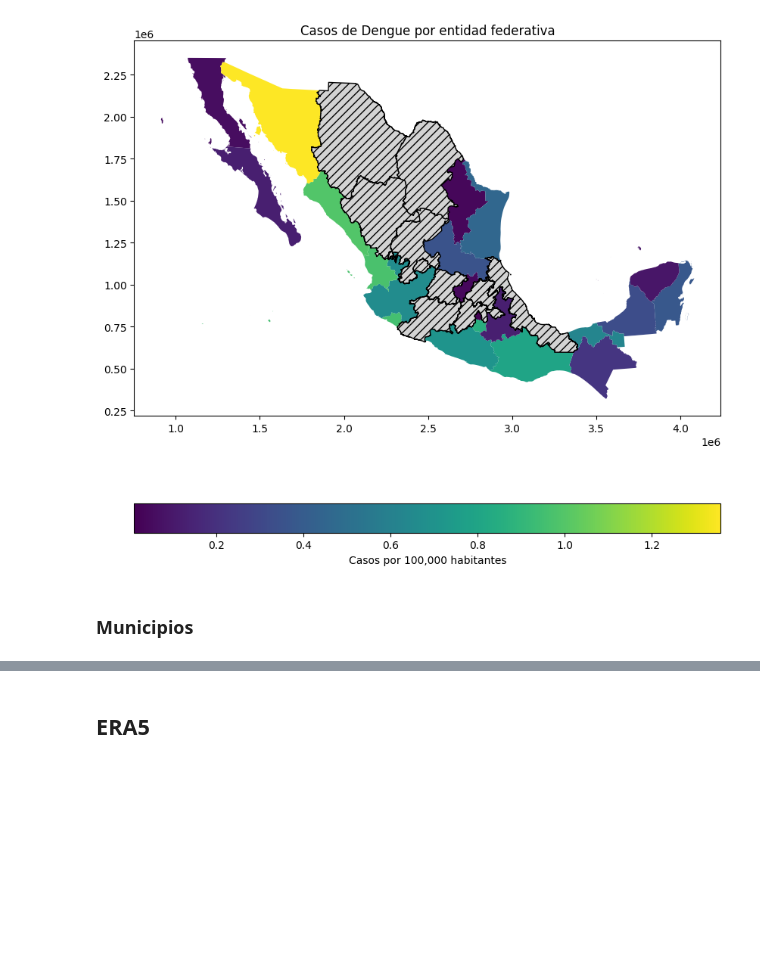
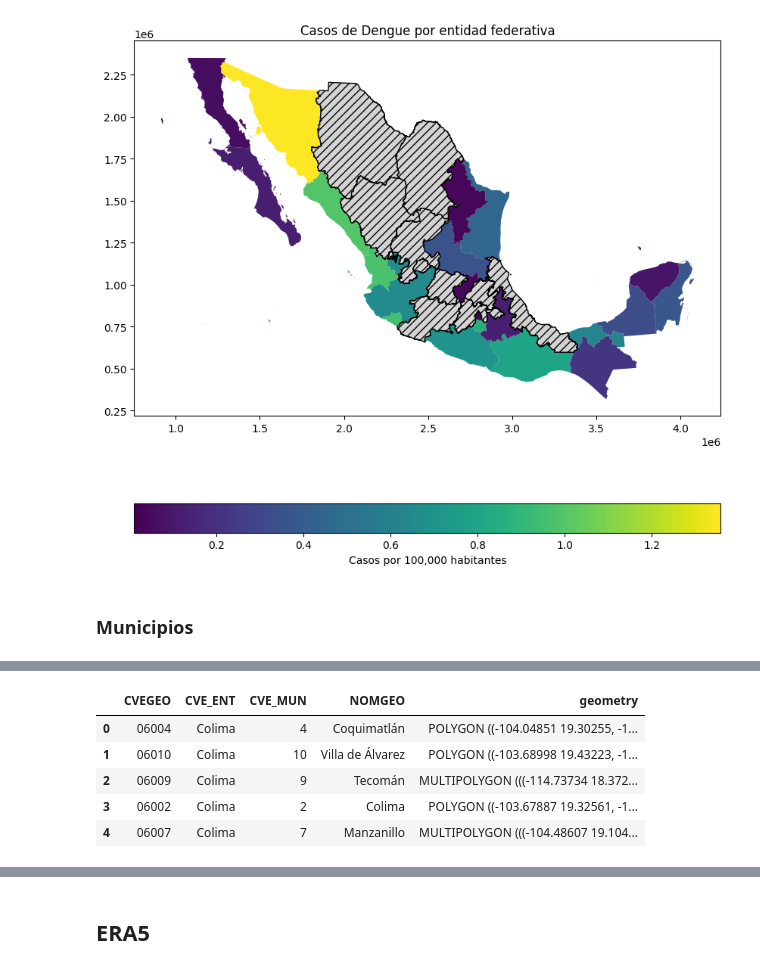
Before and after one commit to pcorner10/denguetemp2022, a Jupyter notebook: main_2023.ipynb, the cells around one changed output, grey strips where cells are left out. Saved outputs shown, nothing was run; the diff lists cells and outputs as text; code cells hidden in the pictures; blank space fills up the shorter version.

```diff
--- a/main_2023.ipynb
+++ b/main_2023.ipynb
@@ -216,0 +235,26 @@ plt.show()
+# %%
+gdf_mun = gpd.GeoDataFrame()
+
+for f in files_mun:
+  gdf = gpd.read_file(f)
+  gdf['CVE_ENT'] = gdf['CVE_ENT'].astype(int)
+  gdf['CVE_ENT'].replace(entidades_federativas, inplace=True)
+  gdf['CVE_MUN'] = gdf['CVE_MUN'].astype(int)
+
+  mun_selected = dengue_seleccionados[dengue_seleccionados['ENTIDAD_RES'] == gdf['CVE_ENT'].unique()[0]]['MUNICIPIO_RES'].unique()
+  gdf = gdf[gdf['CVE_MUN'].isin(mun_selected)]
+
+  # reprojectar a WGS84
+  gdf = gdf.to_crs(epsg=4326)
+
+  gdf_mun = pd.concat([gdf_mun, gdf], axis=0, ignore_index=True)
+
+gdf_mun.to_file('data/municipios_seleccionados.shp')
+gdf_mun.head()
+# %% [output]
+|  | CVEGEO | CVE_ENT | CVE_MUN | NOMGEO | geometry |
+| 0 | 06004 | Colima | 4 | Coquimatlán | POLYGON ((-104.04851 19.30255, -1... |
+| 1 | 06010 | Colima | 10 | Villa de Álvarez | POLYGON ((-103.68998 19.43223, -1... |
+| 2 | 06009 | Colima | 9 | Tecomán | MULTIPOLYGON (((-114.73734 18.372... |
+| 3 | 06002 | Colima | 2 | Colima | POLYGON ((-103.67887 19.32561, -1... |
+| 4 | 06007 | Colima | 7 | Manzanillo | MULTIPOLYGON (((-104.48607 19.104... |
```
Also changed, not shown: parts of 6 cells of this notebook, 30 other files.
